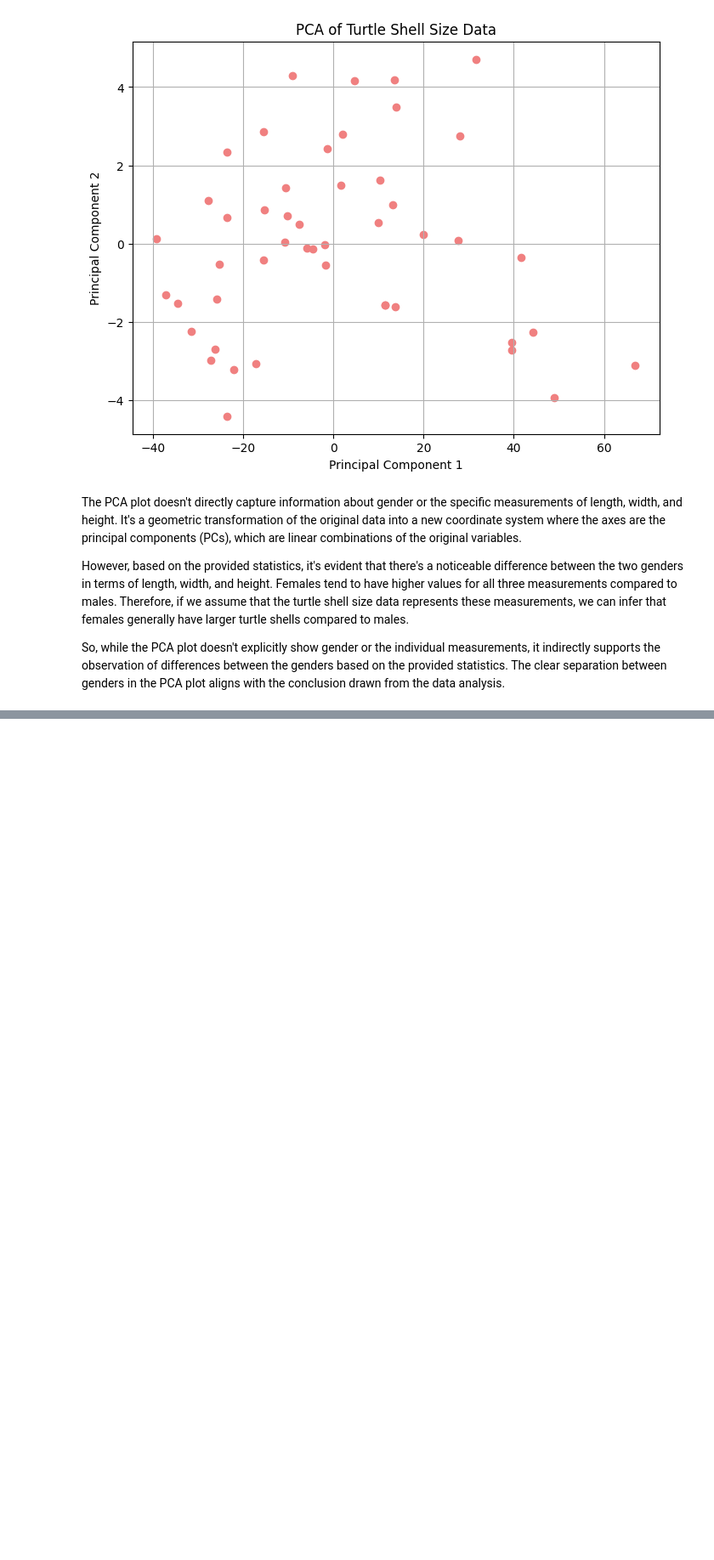
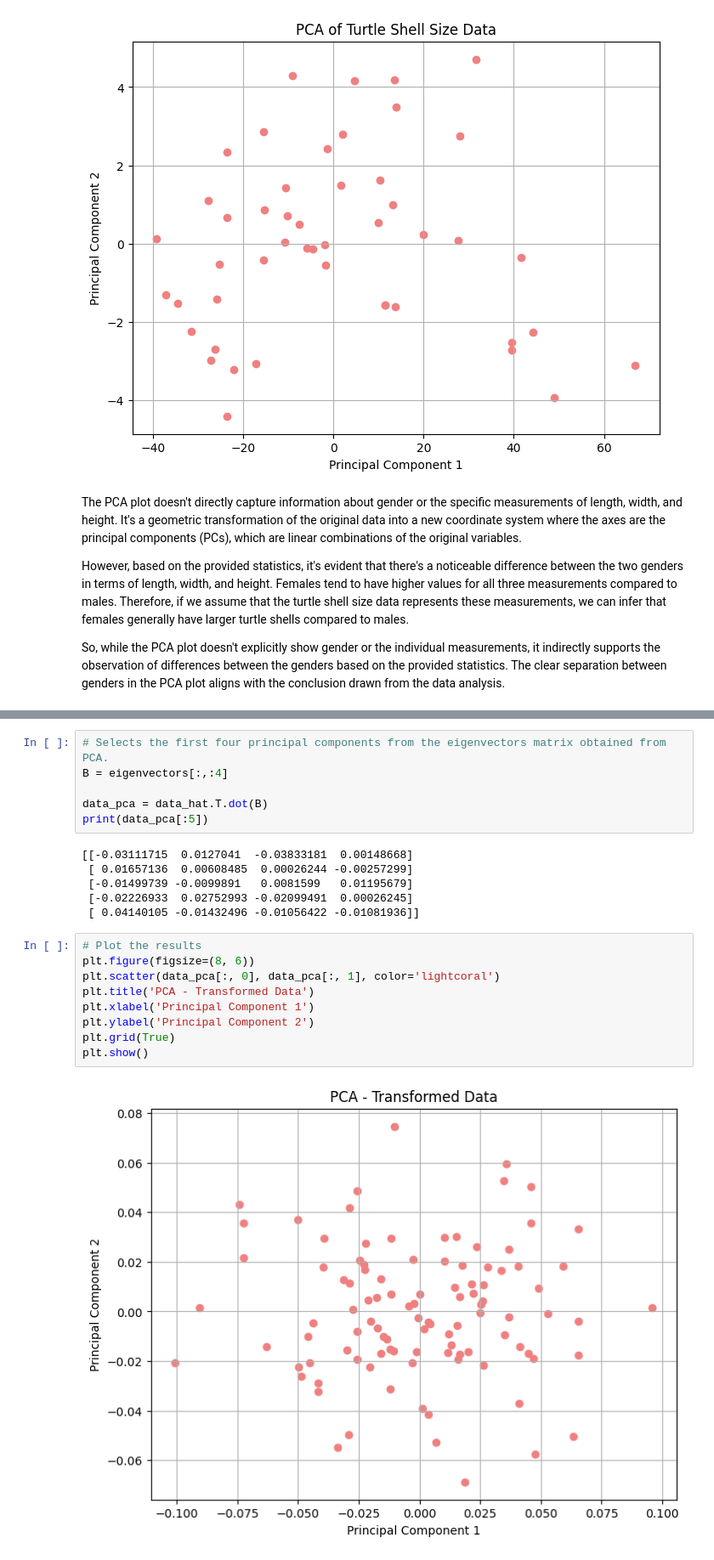
Before and after one commit to TheDan53-Forwork/Multi-Dimensional-Data-Processing, a Jupyter notebook: lab/lab1/21110256_HuynhNguyenTheDan_01_PCA.ipynb, the cells around one changed output, grey strips where cells are left out. Shown: that part at 85% size. Cells and saved outputs as stored; diff of their text form; blank space fills up the shorter version.

```diff
--- a/lab/lab1/21110256_HuynhNguyenTheDan_01_PCA.ipynb
+++ b/lab/lab1/21110256_HuynhNguyenTheDan_01_PCA.ipynb
@@ -326,0 +390,23 @@ So, while the PCA plot doesn't explicitly show gender or the individual measurem
+# %%
+# Selects the first four principal components from the eigenvectors matrix obtained from PCA.
+B = eigenvectors[:,:4]
+
+data_pca = data_hat.T.dot(B)
+print(data_pca[:5])
+# %% [output]
+[[-0.03111715  0.0127041  -0.03833181  0.00148668]
+ [ 0.01657136  0.00608485  0.00026244 -0.00257299]
+ [-0.01499739 -0.0099891   0.0081599   0.01195679]
+ [-0.02226933  0.02752993 -0.02099491  0.00026245]
+ [ 0.04140105 -0.01432496 -0.01056422 -0.01081936]]
+# %%
+# Plot the results
+plt.figure(figsize=(8, 6))
+plt.scatter(data_pca[:, 0], data_pca[:, 1], color='lightcoral')
+plt.title('PCA - Transformed Data')
+plt.xlabel('Principal Component 1')
+plt.ylabel('Principal Component 2')
+plt.grid(True)
+plt.show()
+# %% [output]
+[figure, added]
```
Also changed, not shown: parts of 13 cells of this notebook.
